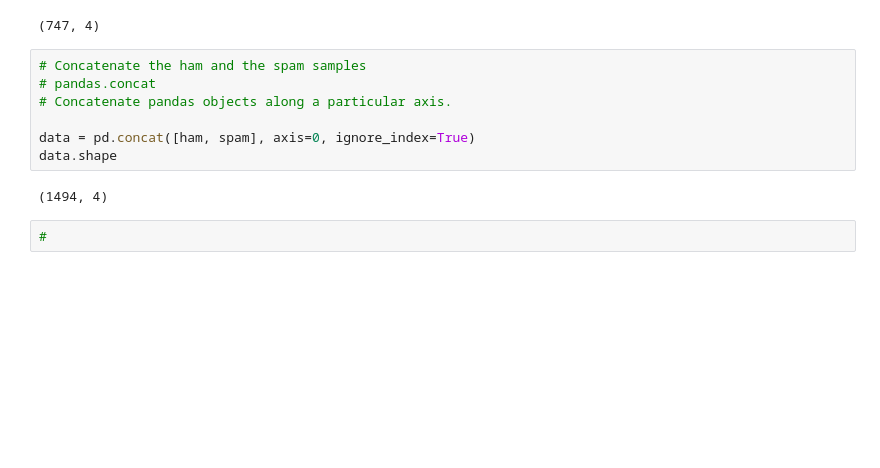
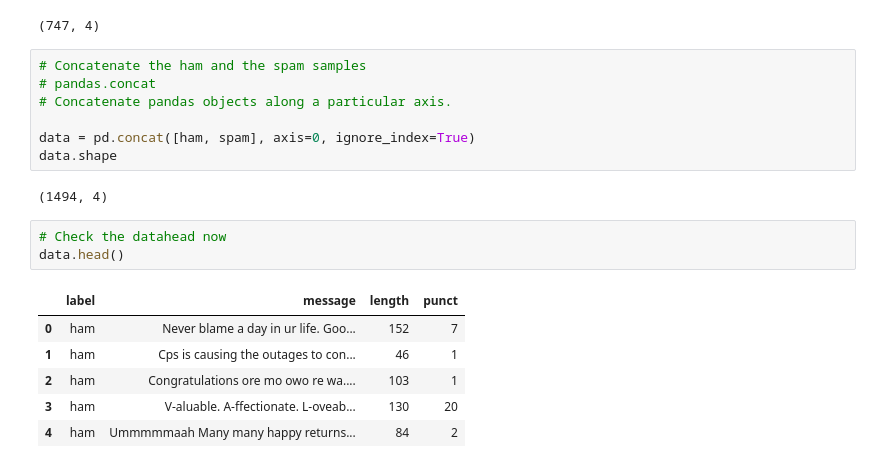
Before and after one commit to mdislammazharul/Email_Spam_Detection, a Jupyter notebook: Email_Spam_Detection.ipynb, the cells around one changed output. Drawn from its saved outputs; the diff is of its cells as text; blank space fills up the shorter version.

```diff
--- a/Email_Spam_Detection.ipynb
+++ b/Email_Spam_Detection.ipynb
@@ -67,5 +67,13 @@ data = pd.concat([ham, spam], axis=0, ignore_index=True)
 data.shape
 # %% [output]
 (1494, 4)
-# %%
-#
+# %%
+# Check the datahead now
+data.head()
+# %% [output]
+|  | label | message | length | punct |
+| 0 | ham | Never blame a day in ur life. Goo... | 152 | 7 |
+| 1 | ham | Cps is causing the outages to con... | 46 | 1 |
+| 2 | ham | Congratulations ore mo owo re wa.... | 103 | 1 |
+| 3 | ham | V-aluable. A-ffectionate. L-oveab... | 130 | 20 |
+| 4 | ham | Ummmmmaah Many many happy returns... | 84 | 2 |
```
Also changed, not shown: parts of 3 cells of this notebook.
